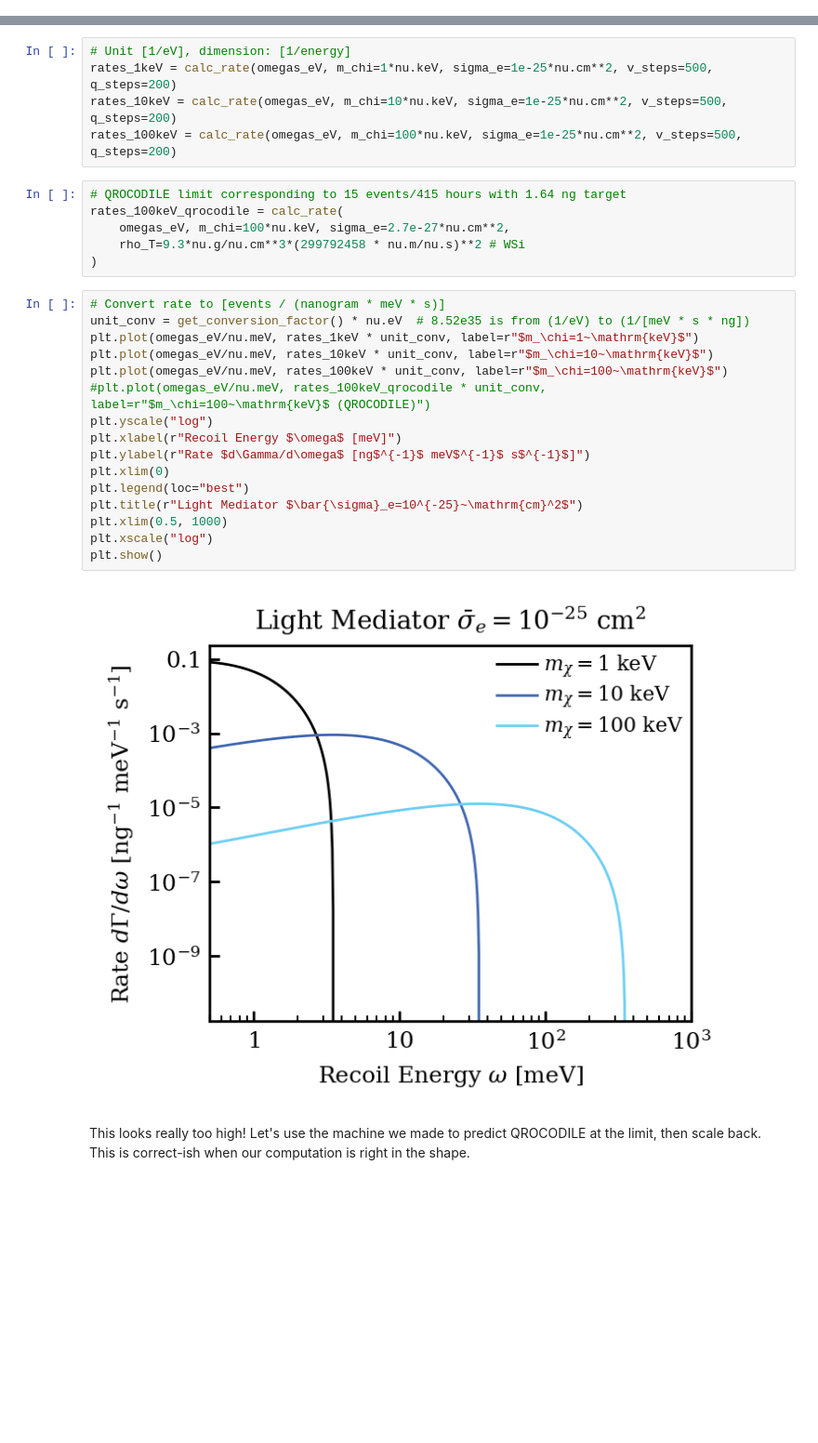
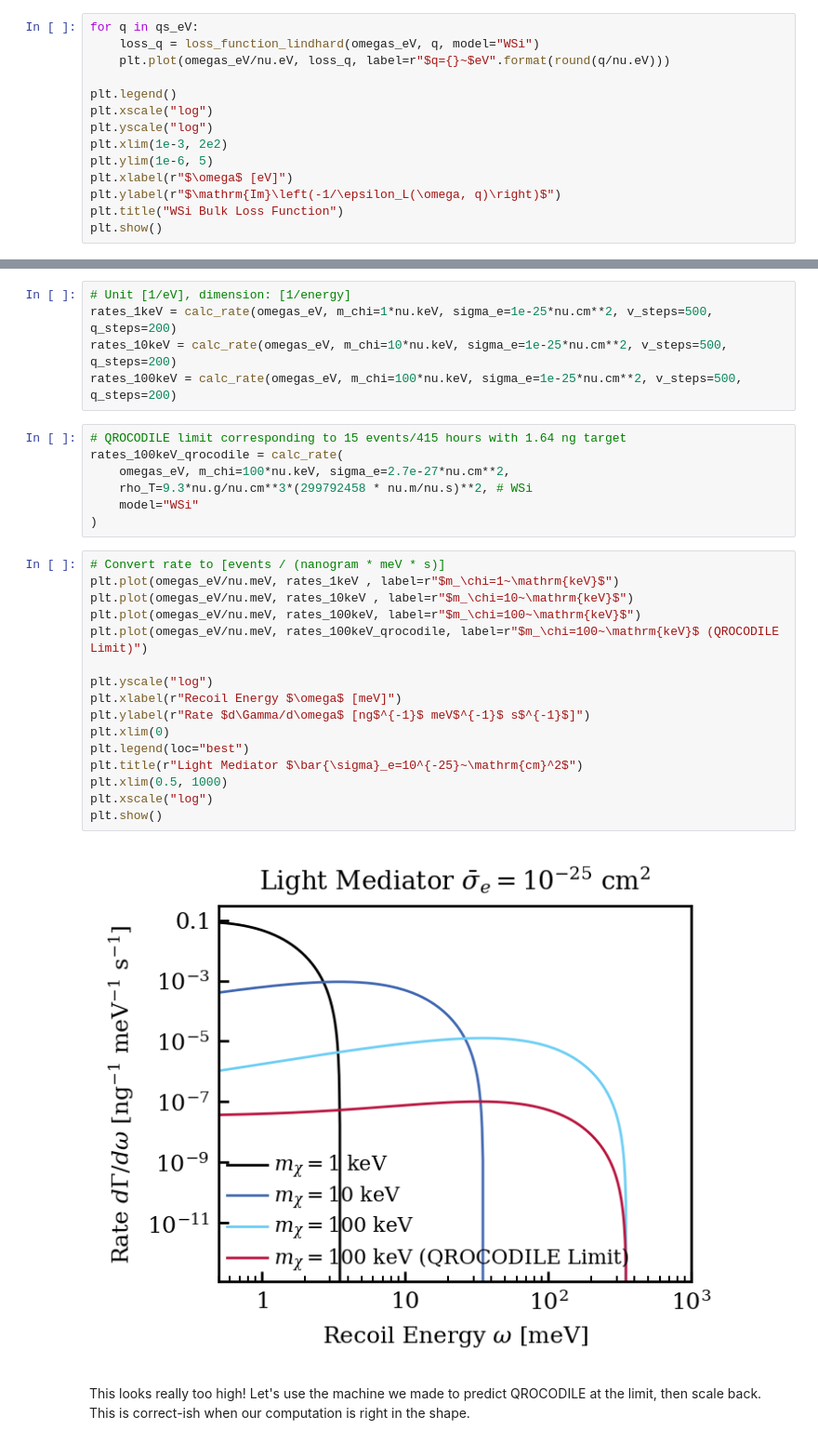
Before and after one commit to FaroutYLq/axioph, a Jupyter notebook: Directionality/rate_in_sc.ipynb, the cells around one changed output, grey strips where cells are left out. Shown at 93% size. Saved outputs shown, nothing was run; the diff lists cells and outputs as text; blank space fills up the shorter version.

Commit message:
Corrected WSi loss function for QROCODILE

```diff
--- a/Directionality/rate_in_sc.ipynb
+++ b/Directionality/rate_in_sc.ipynb
@@ -255,3 +307,17 @@ plt.title("Al Bulk Loss Function")
 plt.show()
 # %% [output]
 [figure]
+# %%
+for q in qs_eV:
+    loss_q = loss_function_lindhard(omegas_eV, q, model="WSi")
+    plt.plot(omegas_eV/nu.eV, loss_q, label=r"$q={}~$eV".format(round(q/nu.eV)))
+
+plt.legend()
+plt.xscale("log")
+plt.yscale("log")
+plt.xlim(1e-3, 2e2)
+plt.ylim(1e-6, 5)
+plt.xlabel(r"$\omega$ [eV]")
+plt.ylabel(r"$\mathrm{Im}\left(-1/\epsilon_L(\omega, q)\right)$")
+plt.title("WSi Bulk Loss Function")
+plt.show()
@@ -429,25 +499,26 @@ rates_100keV = calc_rate(omegas_eV, m_chi=100*nu.keV, sigma_e=1e-25*nu.cm**2, v_
 # QROCODILE limit corresponding to 15 events/415 hours with 1.64 ng target
 rates_100keV_qrocodile = calc_rate(
     omegas_eV, m_chi=100*nu.keV, sigma_e=2.7e-27*nu.cm**2,
-    rho_T=9.3*nu.g/nu.cm**3*(299792458 * nu.m/nu.s)**2 # WSi
+    rho_T=9.3*nu.g/nu.cm**3*(299792458 * nu.m/nu.s)**2, # WSi
+    model="WSi"
 )
 # %%
 # Convert rate to [events / (nanogram * meV * s)]
-unit_conv = get_conversion_factor() * nu.eV  # 8.52e35 is from (1/eV) to (1/[meV * s * ng])
-plt.plot(omegas_eV/nu.meV, rates_1keV * unit_conv, label=r"$m_\chi=1~\mathrm{keV}$")
-plt.plot(omegas_eV/nu.meV, rates_10keV * unit_conv, label=r"$m_\chi=10~\mathrm{keV}$")
-plt.plot(omegas_eV/nu.meV, rates_100keV * unit_conv, label=r"$m_\chi=100~\mathrm{keV}$")
-#plt.plot(omegas_eV/nu.meV, rates_100keV_qrocodile * unit_conv, label=r"$m_\chi=100~\mathrm{keV}$ (QROCODILE)")
+plt.plot(omegas_eV/nu.meV, rates_1keV , label=r"$m_\chi=1~\mathrm{keV}$")
+plt.plot(omegas_eV/nu.meV, rates_10keV , label=r"$m_\chi=10~\mathrm{keV}$")
+plt.plot(omegas_eV/nu.meV, rates_100keV, label=r"$m_\chi=100~\mathrm{keV}$")
+plt.plot(omegas_eV/nu.meV, rates_100keV_qrocodile, label=r"$m_\chi=100~\mathrm{keV}$ (QROCODILE Limit)")
+
 plt.yscale("log")
 plt.xlabel(r"Recoil Energy $\omega$ [meV]")
 plt.ylabel(r"Rate $d\Gamma/d\omega$ [ng$^{-1}$ meV$^{-1}$ s$^{-1}$]")
 plt.xlim(0)
 plt.legend(loc="best")
 plt.title(r"Light Mediator $\bar{\sigma}_e=10^{-25}~\mathrm{cm}^2$")
 plt.xlim(0.5, 1000)
 plt.xscale("log")
 plt.show()
 # %% [output]
-[figure, old version]
+[figure, new version]
 # %% [markdown]
 This looks really too high! Let's use the machine we made to predict QROCODILE at the limit, then scale back. This is correct-ish when our computation is right in the shape.
```
Also changed, not shown: parts of 22 cells of this notebook.
